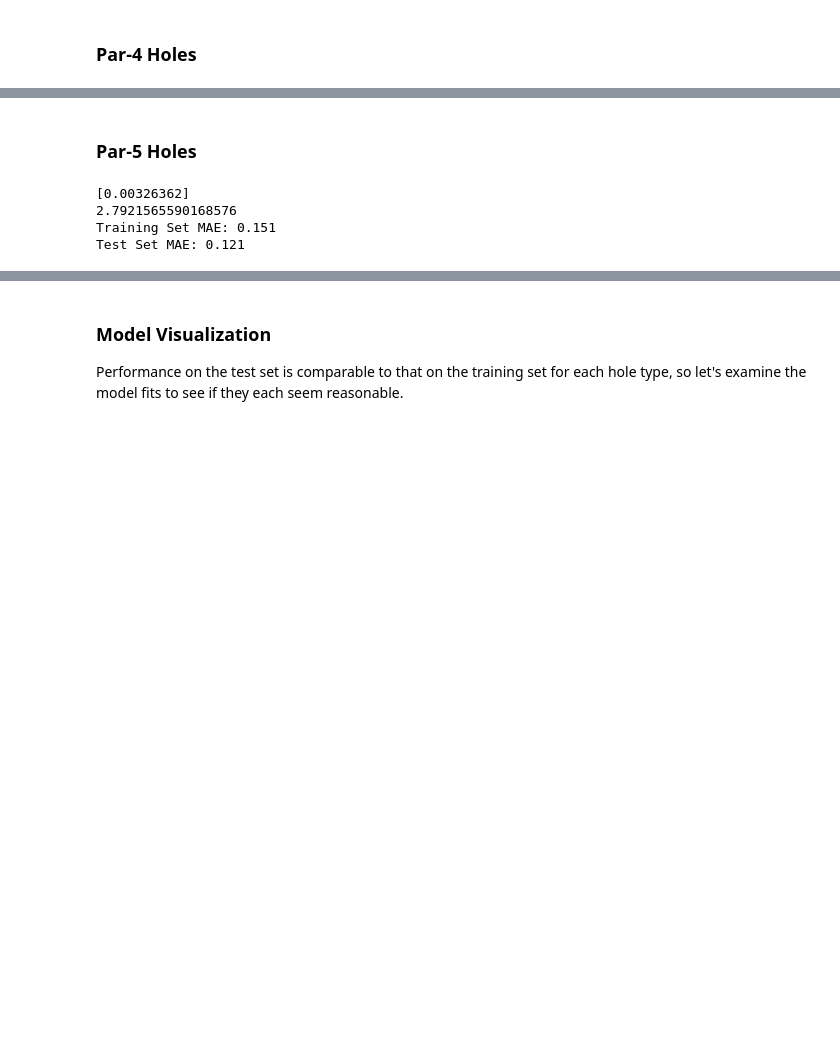
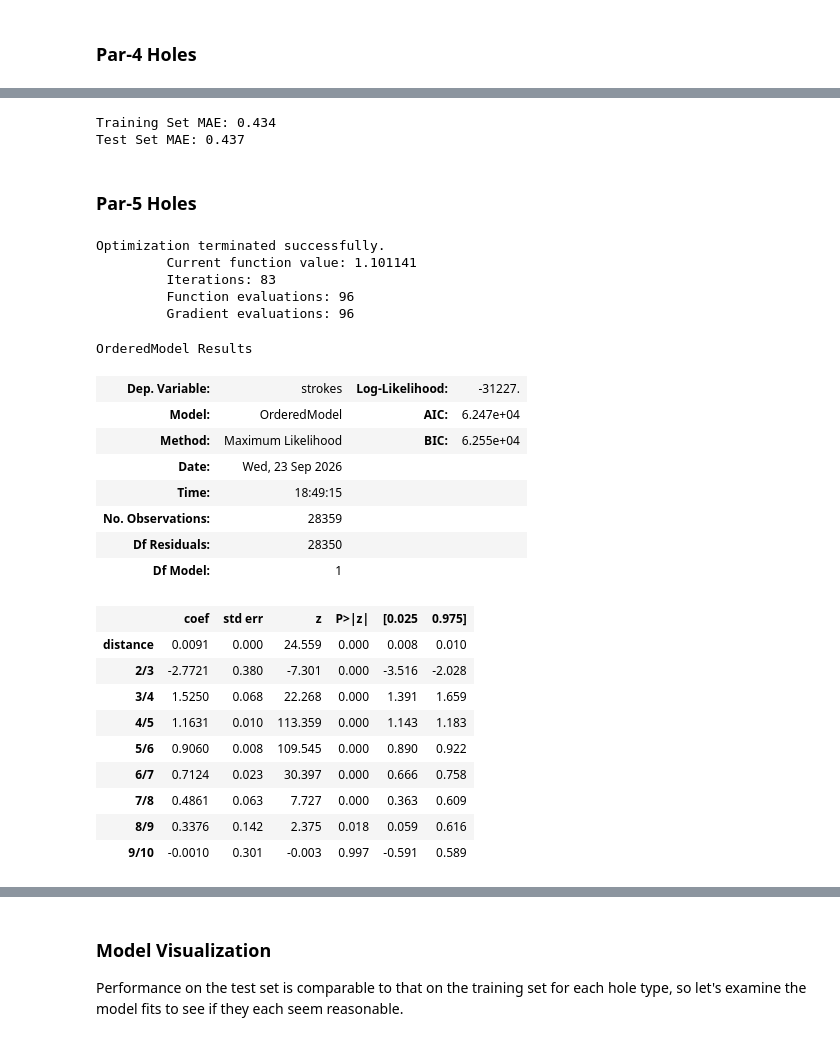
Before and after one commit to basketballrelativity/driving, a Jupyter notebook: driving.ipynb, the cells around one changed output, grey strips where cells are left out. Saved outputs shown, nothing was run; the diff lists cells and outputs as text; code cells hidden in the pictures; blank space fills up the shorter version.

```diff
--- a/driving.ipynb
+++ b/driving.ipynb
@@ -104,19 +172,48 @@ Test Set MAE: 0.146
+# %%
+test_preds4 = res_prob4.predict(x_test4[["distance"]])
+test_strokes4 = np.array(range(1, len(test_preds4.columns)+1))
+test_preds_strokes4 = np.dot(test_preds4.values, test_strokes4)
+
+print("Training Set MAE: " + str(round(mean_absolute_error(y_train4["strokes"],
+                                                           preds_strokes4), 3)))
+print("Test Set MAE: " + str(round(mean_absolute_error(y_test4["strokes"],
+                                                       test_preds_strokes4), 3)))
+# %% [output]
+Training Set MAE: 0.434
+Test Set MAE: 0.437
 # %% [markdown]
 ### Par-5 Holes
-# %%
-par_5_model = LinearRegression()
-par_5_model.fit(x_train[x_train["par"]==5][["distance"]], y_train[x_train["par"]==5]["strokes"],
-                sample_weight=x_train[x_train["par"]==5]["count"])
-
-# Model parameters and MAE
-print(par_5_model.coef_)
-print(par_5_model.intercept_)
-print("Training Set MAE: " + str(round(mean_absolute_error(y_train[x_train["par"]==5]["strokes"],
-                                                           par_5_model.predict(x_train[x_train["par"]==5][["distance"]])), 3)))
-print("Test Set MAE: " + str(round(mean_absolute_error(y_test[x_test["par"]==5]["strokes"],
-                                                       par_5_model.predict(x_test[x_test["par"]==5][["distance"]])), 3)))
-# %% [output]
-[0.00326362]
-2.7921565590168576
-Training Set MAE: 0.151
-Test Set MAE: 0.121
+# %%
+par_5_df = hole_df[hole_df["par"]==5]
+x_train5, x_test5, y_train5, y_test5 = train_test_split(par_5_df[["distance"]], par_5_df[["strokes"]], test_size=0.25, random_state=42)
+mod_prob5 = OrderedModel(
+    y_train5["strokes"], x_train5[["distance"]], distr="logit"
+)
+
+res_prob5 = mod_prob5.fit(method="bfgs")
+res_prob5.summary()
+# %% [output]
+Optimization terminated successfully.
+         Current function value: 1.101141
+         Iterations: 83
+         Function evaluations: 96
+         Gradient evaluations: 96
+OrderedModel Results
+| Dep. Variable: | strokes | Log-Likelihood: | -31227. |
+| Model: | OrderedModel | AIC: | 6.247e+04 |
+| Method: | Maximum Likelihood | BIC: | 6.255e+04 |
+| Date: | Wed, 23 Sep 2026 |  |  |
+| Time: | 18:49:15 |  |  |
+| No. Observations: | 28359 |  |  |
+| Df Residuals: | 28350 |  |  |
+| Df Model: | 1 |  |  |
+|  | coef | std err | z | P>|z| | [0.025 | 0.975] |
+| distance | 0.0091 | 0.000 | 24.559 | 0.000 | 0.008 | 0.010 |
+| 2/3 | -2.7721 | 0.380 | -7.301 | 0.000 | -3.516 | -2.028 |
+| 3/4 | 1.5250 | 0.068 | 22.268 | 0.000 | 1.391 | 1.659 |
+| 4/5 | 1.1631 | 0.010 | 113.359 | 0.000 | 1.143 | 1.183 |
+| 5/6 | 0.9060 | 0.008 | 109.545 | 0.000 | 0.890 | 0.922 |
+| 6/7 | 0.7124 | 0.023 | 30.397 | 0.000 | 0.666 | 0.758 |
+| 7/8 | 0.4861 | 0.063 | 7.727 | 0.000 | 0.363 | 0.609 |
+| 8/9 | 0.3376 | 0.142 | 2.375 | 0.018 | 0.059 | 0.616 |
+| 9/10 | -0.0010 | 0.301 | -0.003 | 0.997 | -0.591 | 0.589 |
```
Also changed, not shown: parts of 17 cells of this notebook, 1 other file.
